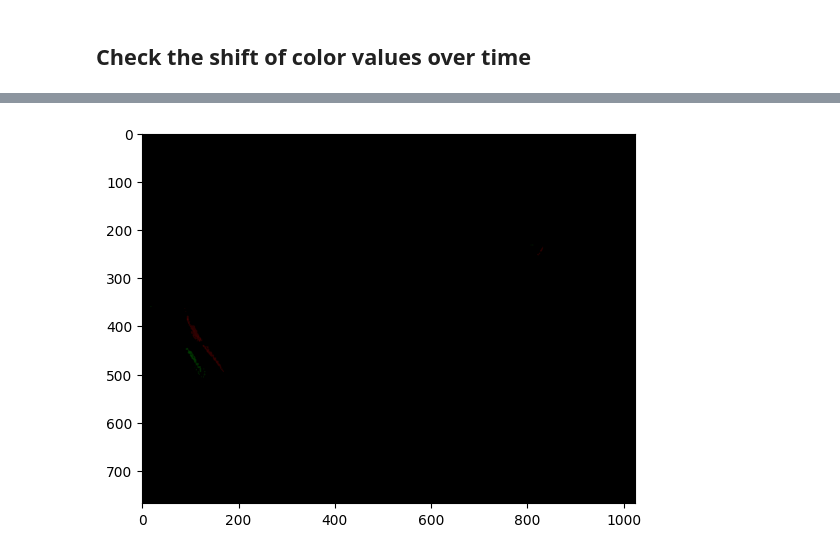
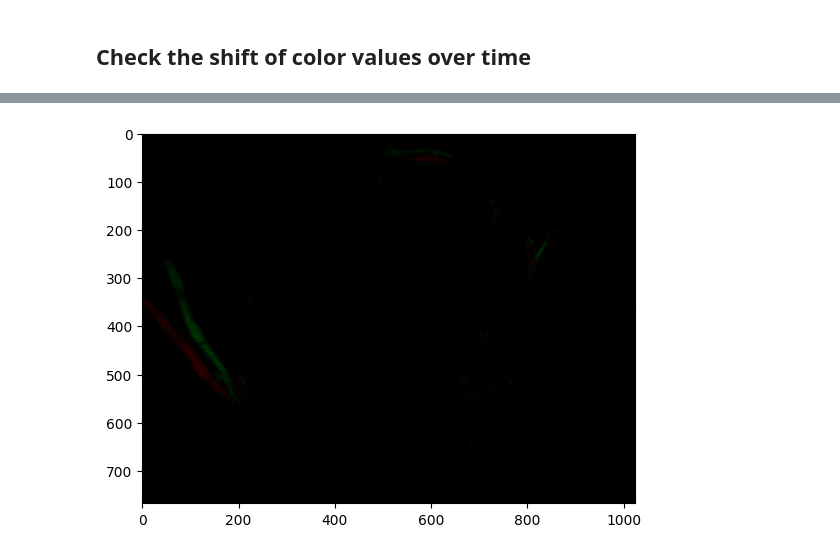
Before and after one commit to wiggle-bin/wiggle-notes, a Jupyter notebook: worms_actvitiy/DetectWormsByColor.ipynb, the cells around one changed output, grey strips where cells are left out. Cells and saved outputs as stored; diff of their text form; code cells hidden in the pictures.

```diff
--- a/worms_actvitiy/DetectWormsByColor.ipynb
+++ b/worms_actvitiy/DetectWormsByColor.ipynb
@@ -12,0 +14,7 @@ import matplotlib.image as mpimg
+# %%
+# Decrease the size of the image for faster processing - but losing some details
+DOWNSCALE_WIDTH = 300
+DOWNSCALE_HEIGHT = 200
+# %%
+image = cv2.imread('data/2024-06-16/2024-06-16-08/2024-06-16-08-46.jpg', cv2.IMREAD_GRAYSCALE)
+compared_to_image = cv2.imread('data/2024-06-16/2024-06-16-08/2024-06-16-08-45.jpg', cv2.IMREAD_GRAYSCALE)
@@ -68,6 +158,7 @@ total_red = []
 total_green = []
 compared_with = []
 compared_with_path = []
+heatmap = []
 
 # Initialize a variable to store the previous image and its path
 prev_img = None
@@ -78,22 +169,38 @@ threshold = 20  # Set your threshold value here
 # Iterate over the image paths
 for img_path in image_files:
     # Read the current image as grayscale
-    img = cv2.imread(img_path, cv2.IMREAD_GRAYSCALE)
+    img = downscale_image(cv2.imread(img_path, cv2.IMREAD_GRAYSCALE))
 
     # If there is a previous image, calculate the difference and the total red and green values
     if prev_img is not None:
-        prev_img = cv2.imread(prev_img_path, cv2.IMREAD_GRAYSCALE)
+        prev_img = downscale_image(cv2.imread(prev_img_path, cv2.IMREAD_GRAYSCALE))
         diff_color_img = diff_to_color_gradient_filter(img, prev_img, threshold=threshold)
         total_red.append(np.sum(diff_color_img[:,:,0]))
         total_green.append(np.sum(diff_color_img[:,:,1]))  # This will be the same as total_red for grayscale images
         compared_with.append(os.path.basename(prev_img_path))
         compared_with_path.append(prev_img_path)
+
+        # store heatmap
+        # img = downscale_image(cv2.imread(img_path, cv2.IMREAD_GRAYSCALE), 3, 2)
+        # prev_img = downscale_image(cv2.imread(prev_img_path, cv2.IMREAD_GRAYSCALE), 3, 2)
+        # color_gradient = diff_to_color_gradient_filter(img, prev_img, threshold=threshold)
+        # color_gradient_flat = color_gradient.flatten()
+        # heatmap.append(color_gradient_flat)
+
+        # Assume `img1` and `img2` are your two images
+        # Downsample the images to a 3x2 grid
+        img1_resized = cv2.resize(img, (3, 2), interpolation=cv2.INTER_AREA)
+        img2_resized = cv2.resize(prev_img, (3, 2), interpolation=cv2.INTER_AREA)
+        color_shift = img2_resized.astype(int) - img1_resized.astype(int)
+        color_shift_flat = color_shift.flatten()
+        heatmap.append(pd.Series(color_shift_flat))
     else:
         # If there is no previous image, append None to the total red and green values and the compared_with values
         total_red.append(None)
         total_green.append(None)
         compared_with.append(None)
         compared_with_path.append(None)
+        heatmap.append(None)
 
     # Update the previous image and its path
     prev_img = img
@@ -104,6 +211,7 @@ data['total_red'] = total_red
 data['total_green'] = total_green
 data['compared_with'] = compared_with
 data['compared_with_path'] = compared_with_path
+data['heatmap'] = heatmap
 
 # Create a new column that is the sum of 'total_red' and 'total_green'
 data['total_red_green'] = data['total_red'] + data['total_green']
@@ -239,10 +316,16 @@ worm_visible = cv2.imread(worm_visible_path, cv2.IMREAD_GRAYSCALE)
+# %%
+image_path = data.iloc[0]['path']
+compared_to_image_path = data.iloc[0]['compared_with_path']
+
+image = cv2.imread(image_path, cv2.IMREAD_GRAYSCALE)
+compared_to_image = cv2.imread(compared_to_image_path, cv2.IMREAD_GRAYSCALE)
 # %%
-diff_img = diff_to_color_gradient_filter(worm_visible, worm_no_yet_visible, threshold=39)
+diff_img = diff_to_color_gradient_filter(image, compared_to_image, threshold=0)
 
 plt.imshow(diff_img)
 plt.show()
 # %% [output]
-[figure, old version]
+[figure, new version]
 # %%
 # Calculate the total amount of each color channel
 total_red = np.sum(diff_img[:, :, 0])
```
Also changed, not shown: parts of 22 cells of this notebook.
